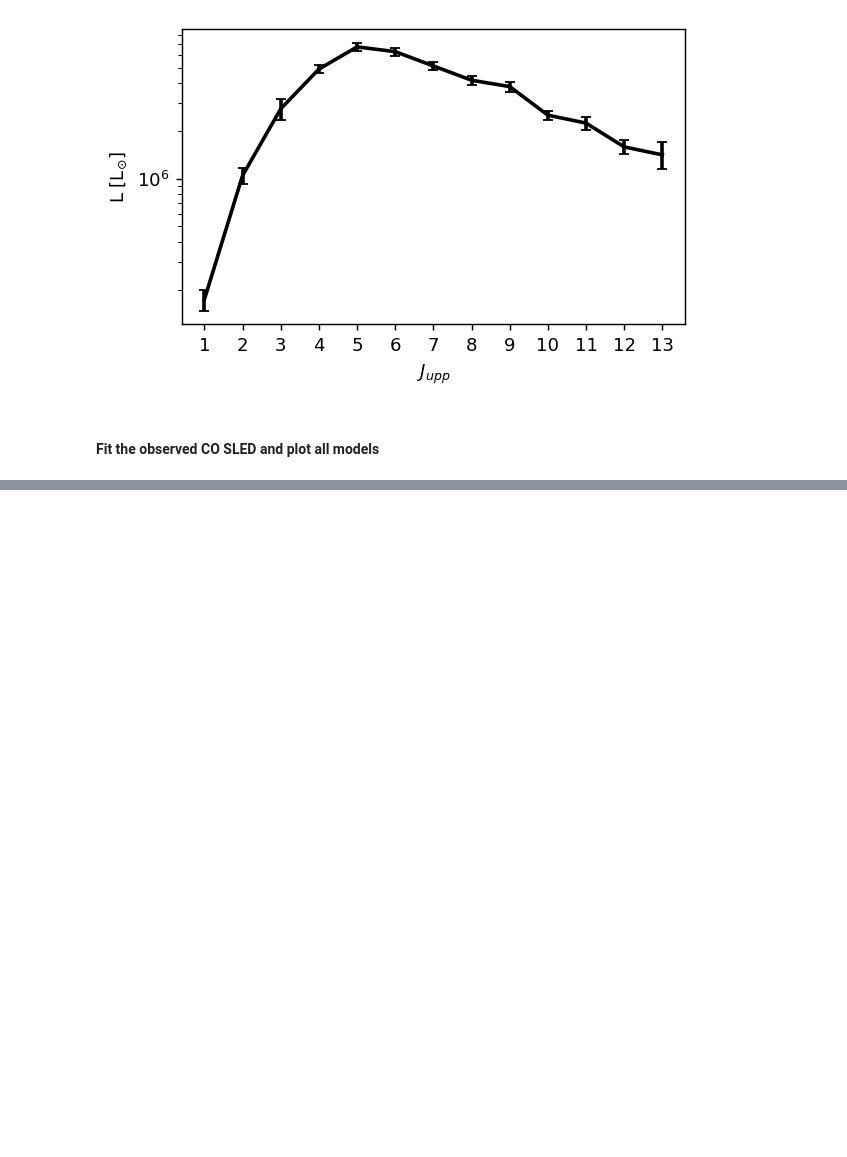
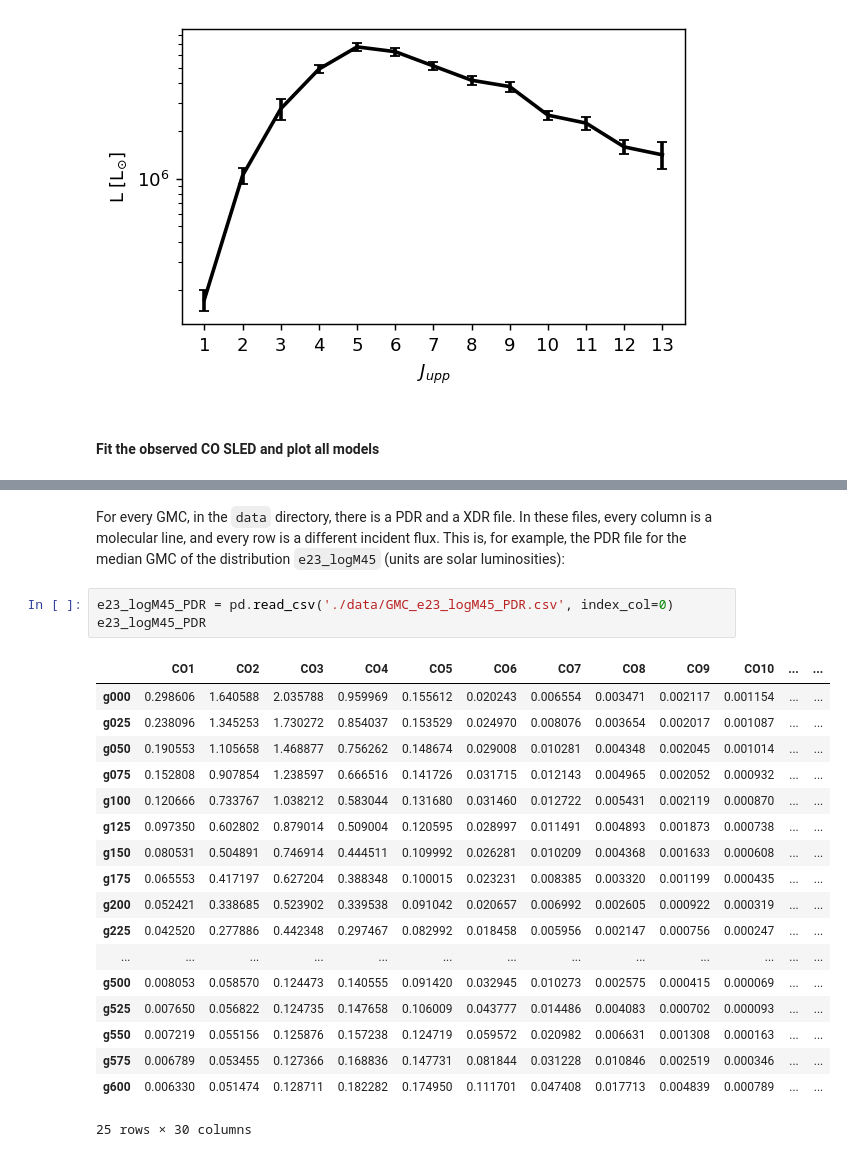
Before and after one commit to federicoesposito/galaxySLED, a Jupyter notebook: gmc_notebook.ipynb, the cells around one changed output, grey strips where cells are left out. Cells and saved outputs as stored; diff of their text form; blank space fills up the shorter version.

```diff
--- a/gmc_notebook.ipynb
+++ b/gmc_notebook.ipynb
@@ -135,0 +235,24 @@ ax.set_ylabel('L [L$_{\odot}$]');
+# %% [markdown]
+For every GMC, in the `data` directory, there is a PDR and a XDR file. In these files, every column is a molecular line, and every row is a different incident flux. This is, for example, the PDR file for the median GMC of the distribution `e23_logM45` (units are solar luminosities):
+# %%
+e23_logM45_PDR = pd.read_csv('./data/GMC_e23_logM45_PDR.csv', index_col=0)
+e23_logM45_PDR
+# %% [output]
+|  | CO1 | CO2 | CO3 | CO4 | CO5 | CO6 | CO7 | CO8 | CO9 | CO10 | ... | ... |
+| g000 | 0.298606 | 1.640588 | 2.035788 | 0.959969 | 0.155612 | 0.020243 | 0.006554 | 0.003471 | 0.002117 | 0.001154 | ... | ... |
+| g025 | 0.238096 | 1.345253 | 1.730272 | 0.854037 | 0.153529 | 0.024970 | 0.008076 | 0.003654 | 0.002017 | 0.001087 | ... | ... |
+| g050 | 0.190553 | 1.105658 | 1.468877 | 0.756262 | 0.148674 | 0.029008 | 0.010281 | 0.004348 | 0.002045 | 0.001014 | ... | ... |
+| g075 | 0.152808 | 0.907854 | 1.238597 | 0.666516 | 0.141726 | 0.031715 | 0.012143 | 0.004965 | 0.002052 | 0.000932 | ... | ... |
+| g100 | 0.120666 | 0.733767 | 1.038212 | 0.583044 | 0.131680 | 0.031460 | 0.012722 | 0.005431 | 0.002119 | 0.000870 | ... | ... |
+| g125 | 0.097350 | 0.602802 | 0.879014 | 0.509004 | 0.120595 | 0.028997 | 0.011491 | 0.004893 | 0.001873 | 0.000738 | ... | ... |
+| g150 | 0.080531 | 0.504891 | 0.746914 | 0.444511 | 0.109992 | 0.026281 | 0.010209 | 0.004368 | 0.001633 | 0.000608 | ... | ... |
+| g175 | 0.065553 | 0.417197 | 0.627204 | 0.388348 | 0.100015 | 0.023231 | 0.008385 | 0.003320 | 0.001199 | 0.000435 | ... | ... |
+| g200 | 0.052421 | 0.338685 | 0.523902 | 0.339538 | 0.091042 | 0.020657 | 0.006992 | 0.002605 | 0.000922 | 0.000319 | ... | ... |
+| g225 | 0.042520 | 0.277886 | 0.442348 | 0.297467 | 0.082992 | 0.018458 | 0.005956 | 0.002147 | 0.000756 | 0.000247 | ... | ... |
+| ... | ... | ... | ... | ... | ... | ... | ... | ... | ... | ... | ... | ... |
+| g500 | 0.008053 | 0.058570 | 0.124473 | 0.140555 | 0.091420 | 0.032945 | 0.010273 | 0.002575 | 0.000415 | 0.000069 | ... | ... |
+| g525 | 0.007650 | 0.056822 | 0.124735 | 0.147658 | 0.106009 | 0.043777 | 0.014486 | 0.004083 | 0.000702 | 0.000093 | ... | ... |
+| g550 | 0.007219 | 0.055156 | 0.125876 | 0.157238 | 0.124719 | 0.059572 | 0.020982 | 0.006631 | 0.001308 | 0.000163 | ... | ... |
+| g575 | 0.006789 | 0.053455 | 0.127366 | 0.168836 | 0.147731 | 0.081844 | 0.031228 | 0.010846 | 0.002519 | 0.000346 | ... | ... |
+| g600 | 0.006330 | 0.051474 | 0.128711 | 0.182282 | 0.174950 | 0.111701 | 0.047408 | 0.017713 | 0.004839 | 0.000789 | ... | ... |
+25 rows × 30 columns
```
Also changed, not shown: parts of 28 cells of this notebook.
